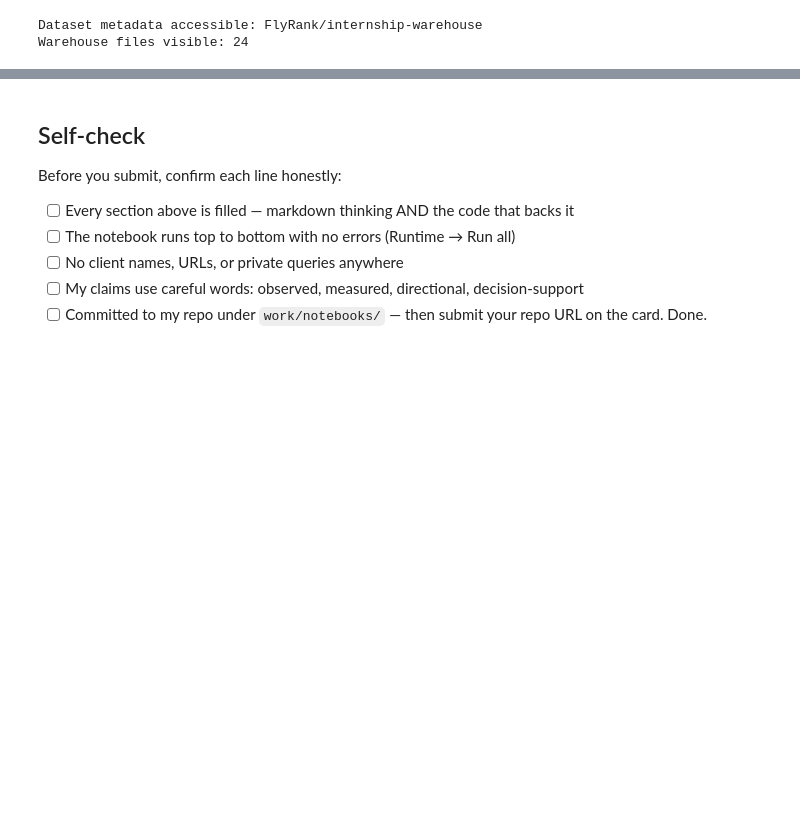
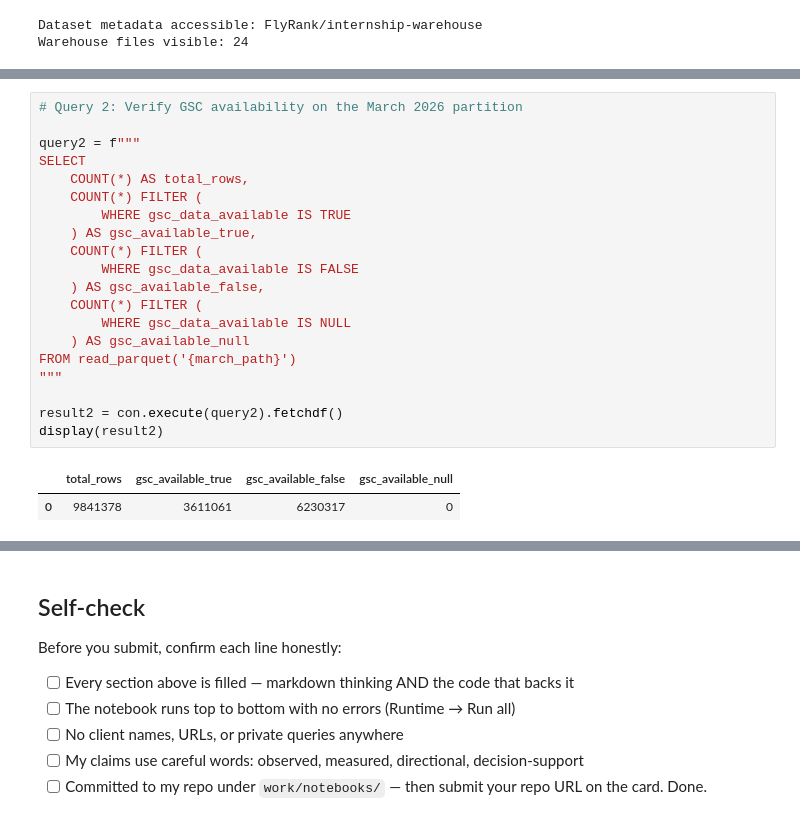
Before and after one commit to vishalseries7030/flyrank-ml-internship, a Jupyter notebook: work/notebooks/Copy_of_w03_data_contract (1).ipynb, the cells around one changed output, grey strips where cells are left out. Drawn from its saved outputs; the diff is of its cells as text; blank space fills up the shorter version.

```diff
--- a/work/notebooks/Copy_of_w03_data_contract (1).ipynb
+++ b/work/notebooks/Copy_of_w03_data_contract (1).ipynb
@@ -713,0 +272,23 @@ Verification complete.
+# %%
+# Query 2: Verify GSC availability on the March 2026 partition
+
+query2 = f"""
+SELECT
+    COUNT(*) AS total_rows,
+    COUNT(*) FILTER (
+        WHERE gsc_data_available IS TRUE
+    ) AS gsc_available_true,
+    COUNT(*) FILTER (
+        WHERE gsc_data_available IS FALSE
+    ) AS gsc_available_false,
+    COUNT(*) FILTER (
+        WHERE gsc_data_available IS NULL
+    ) AS gsc_available_null
+FROM read_parquet('{march_path}')
+"""
+
+result2 = con.execute(query2).fetchdf()
+display(result2)
+# %% [output]
+|  | total_rows | gsc_available_true | gsc_available_false | gsc_available_null |
+| 0 | 9841378 | 3611061 | 6230317 | 0 |
```
Also changed, not shown: parts of 43 cells of this notebook.
